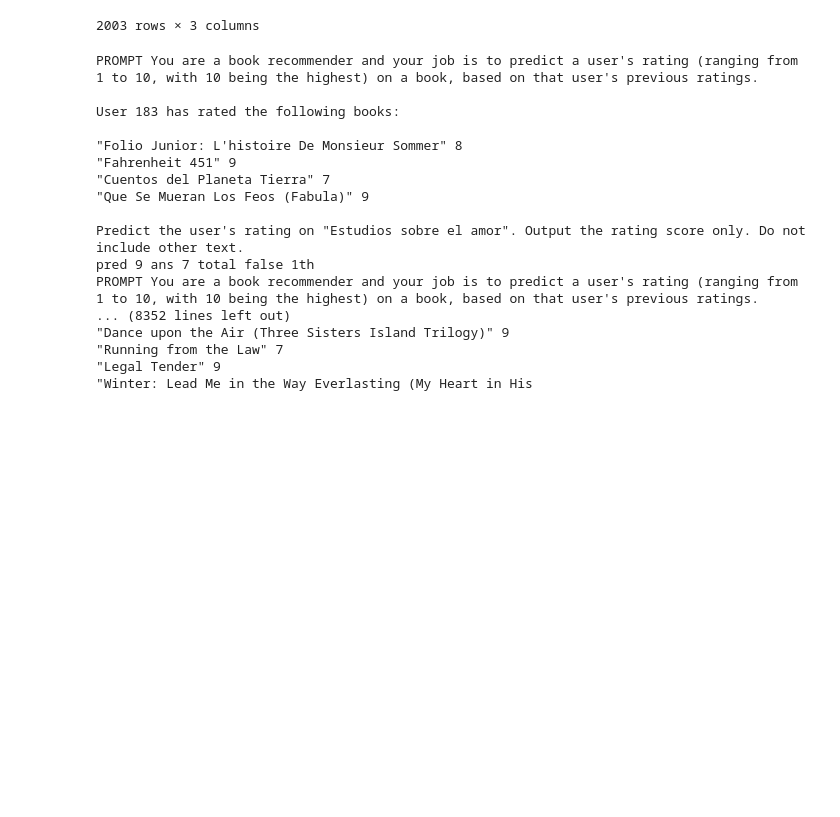
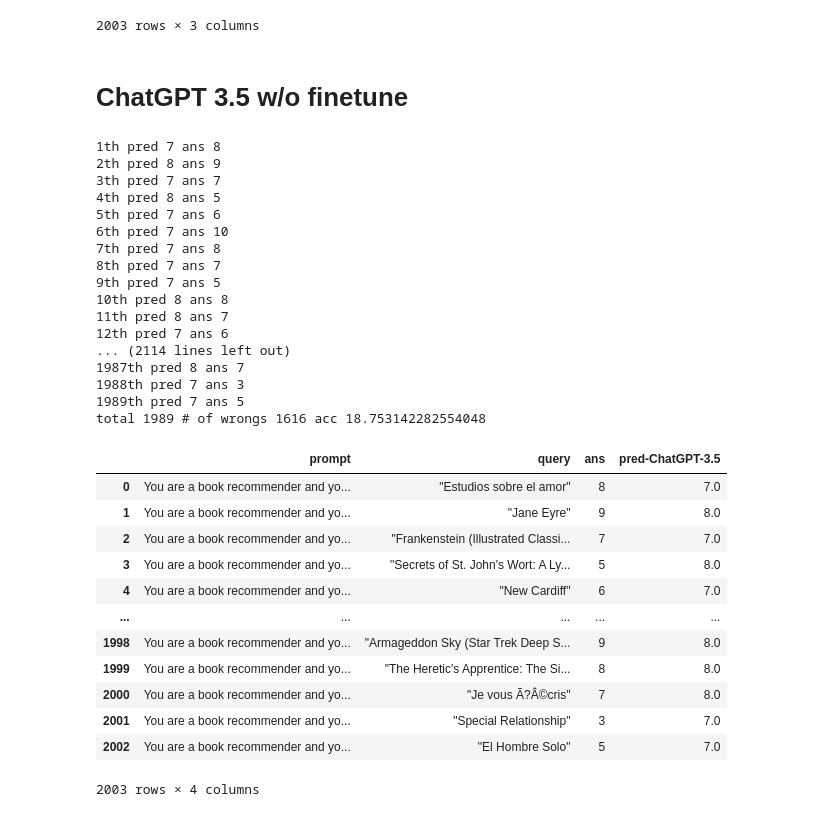
Before and after one commit to simonliu0226/LLM_RecSys, a Jupyter notebook: notebooks/llm-test-wo-finetune.ipynb, the cells around one changed output. Cells and saved outputs as stored; diff of their text form; code cells hidden in the pictures; blank space fills up the shorter version.

```diff
--- a/notebooks/llm-test-wo-finetune.ipynb
+++ b/notebooks/llm-test-wo-finetune.ipynb
@@ -166,16 +143,18 @@ df_llm_5_items
 | 2001 | You are a book recommender and yo... | "Special Relationship" | 3 |
 | 2002 | You are a book recommender and yo... | "El Hombre Solo" | 5 |
 2003 rows × 3 columns
+# %% [markdown]
+# ChatGPT 3.5 w/o finetune
 # %%
 from openai import OpenAI
 client = OpenAI(api_key = 'YOUR-API-KEY')
 
-response = client.chat.completions.create(
-  model="gpt-3.5-turbo",
-  messages=[
-    {"role": "system", "content": "You are a book recommender."},
-    {"role": "user", "content": "Who won the world series in 2020?"},
-    {"role": "assistant", "content": "The Los Angeles Dodgers won the World Series in 2020."},
-    {"role": "user", "content": "Where was it played?"}
-  ]
-)
+# response = client.chat.completions.create(
+#   model="gpt-3.5-turbo",
+#   messages=[
+#     {"role": "system", "content": "You are a book recommender."},
+#     {"role": "user", "content": "Who won the world series in 2020?"},
+#     {"role": "assistant", "content": "The Los Angeles Dodgers won the World Series in 2020."},
+#     {"role": "user", "content": "Where was it played?"}
+#   ]
+# )
@@ -194,32 +170,49 @@ for idx, row in df_llm_5_items.iterrows():
         ]
         )
         pred = int(response.choices[0].message.content.strip("'"))
-        ans = int(df_llm_5_items['ans'][2])
+        ans = int(row['ans'])
+        total += 1
+        print(f'{total}th pred {pred} ans {ans}')
+        df_llm_5_items.at[idx, 'pred-ChatGPT-3.5'] = pred
         if pred != ans:
             false += 1
-            print(f"PROMPT {row['prompt']}")
-            print(f'pred {pred} ans {ans} total false {false}th')
+            #print(f"PROMPT {row['prompt']}")
         else:
             true += 1
-        total+=1
     except Exception as e:
         print(f"Skipping index {idx} prompt {row['prompt']} reponse {response.choices[0].message.content} due to error: {e}")
 print(f'total {total} # of wrongs {false} acc {true/total*100.00}')
 # %% [output]
-PROMPT You are a book recommender and your job is to predict a user's rating (ranging from 1 to 10, with 10 being the highest) on a book, based on that user's previous ratings.
-
-User 183 has rated the following books:
-
-"Folio Junior: L'histoire De Monsieur Sommer" 8
-"Fahrenheit 451" 9
-"Cuentos del Planeta Tierra" 7
-"Que Se Mueran Los Feos (Fabula)" 9
-
-Predict the user's rating on "Estudios sobre el amor". Output the rating score only. Do not include other text.
-pred 9 ans 7 total false 1th
-PROMPT You are a book recommender and your job is to predict a user's rating (ranging from 1 to 10, with 10 being the highest) on a book, based on that user's previous ratings.
-... (8352 lines left out)
-"Dance upon the Air (Three Sisters Island Trilogy)" 9
-"Running from the Law" 7
-"Legal Tender" 9
-"Winter: Lead Me in the Way Everlasting (My Heart in His
+1th pred 7 ans 8
+2th pred 8 ans 9
+3th pred 7 ans 7
+4th pred 8 ans 5
+5th pred 7 ans 6
+6th pred 7 ans 10
+7th pred 7 ans 8
+8th pred 7 ans 7
+9th pred 7 ans 5
+10th pred 8 ans 8
+11th pred 8 ans 7
+12th pred 7 ans 6
+... (2114 lines left out)
+1987th pred 8 ans 7
+1988th pred 7 ans 3
+1989th pred 7 ans 5
+total 1989 # of wrongs 1616 acc 18.753142282554048
+# %%
+df_llm_5_items
+# %% [output]
+|  | prompt | query | ans | pred-ChatGPT-3.5 |
+| 0 | You are a book recommender and yo... | "Estudios sobre el amor" | 8 | 7.0 |
+| 1 | You are a book recommender and yo... | "Jane Eyre" | 9 | 8.0 |
+| 2 | You are a book recommender and yo... | "Frankenstein (Illustrated Classi... | 7 | 7.0 |
+| 3 | You are a book recommender and yo... | "Secrets of St. John's Wort: A Ly... | 5 | 8.0 |
+| 4 | You are a book recommender and yo... | "New Cardiff" | 6 | 7.0 |
+| ... | ... | ... | ... | ... |
+| 1998 | You are a book recommender and yo... | "Armageddon Sky (Star Trek Deep S... | 9 | 8.0 |
+| 1999 | You are a book recommender and yo... | "The Heretic's Apprentice: The Si... | 8 | 8.0 |
+| 2000 | You are a book recommender and yo... | "Je vous Ã?Â©cris" | 7 | 8.0 |
+| 2001 | You are a book recommender and yo... | "Special Relationship" | 3 | 7.0 |
+| 2002 | You are a book recommender and yo... | "El Hombre Solo" | 5 | 7.0 |
+2003 rows × 4 columns
```
Also changed, not shown: parts of 13 cells of this notebook.
